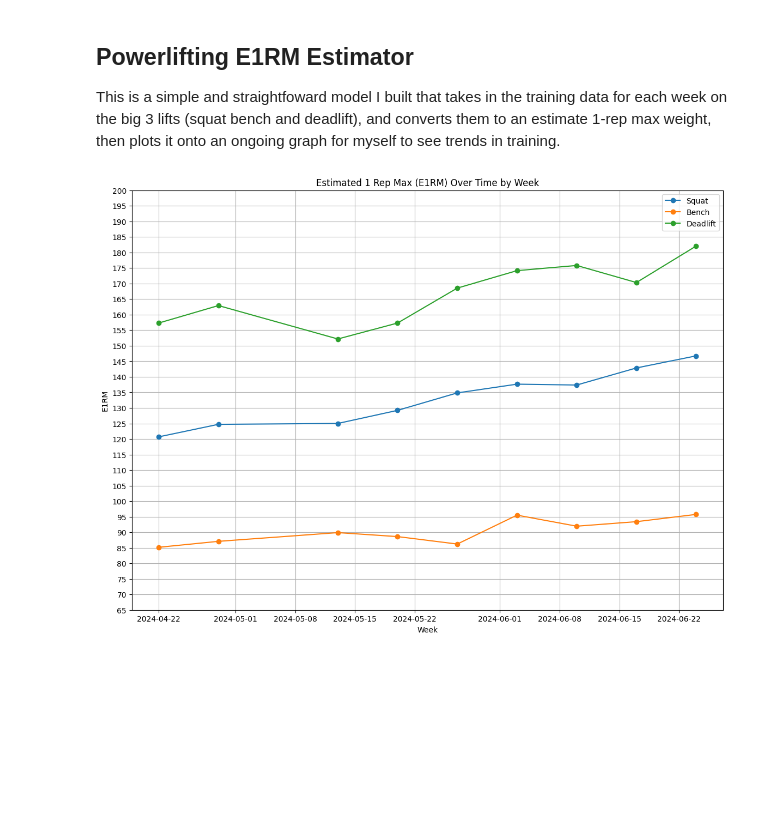
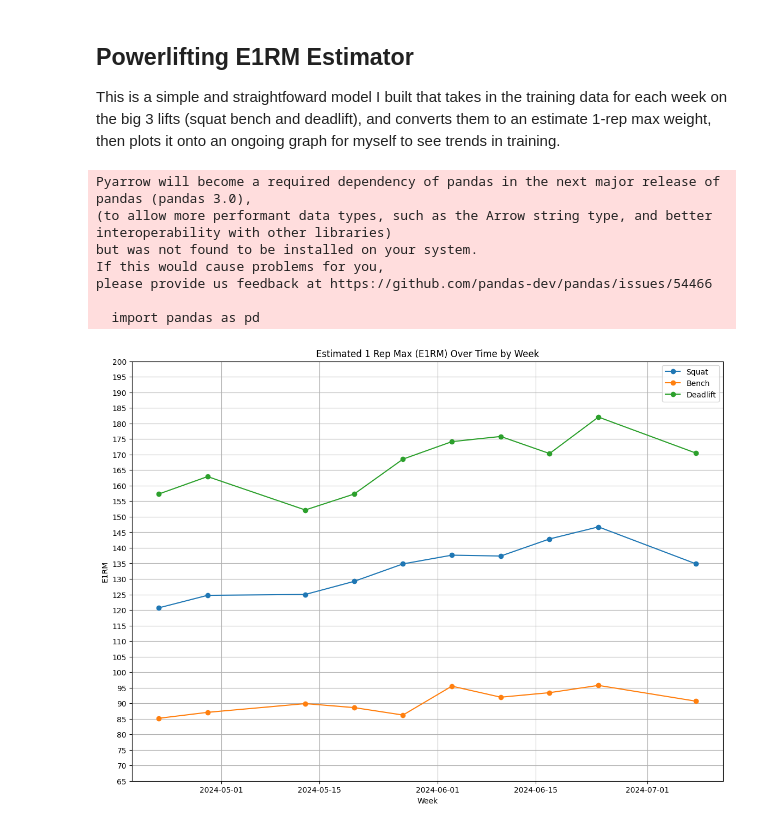
Before and after one commit to maxz101524/maxz101524, a Jupyter notebook: E1RMpredictor.ipynb, the cells around one changed output. Saved outputs shown, nothing was run; the diff lists cells and outputs as text; code cells hidden in the pictures; blank space fills up the shorter version.

```diff
--- a/E1RMpredictor.ipynb
+++ b/E1RMpredictor.ipynb
@@ -57,31 +57,39 @@ def add_weekly_data(date, squat_weight, squat_reps, squat_rpe,
 
 def plot_e1rm():
     global df
     plt.figure(figsize=(14, 10))
 
     plt.plot(df['week'], df['squat_e1rm'], marker='o', label='Squat')
     plt.plot(df['week'], df['bench_e1rm'], marker='o', label='Bench')
     plt.plot(df['week'], df['deadlift_e1rm'], marker='o', label='Deadlift')
     y_min = int(min(df[['squat_e1rm', 'bench_e1rm', 'deadlift_e1rm']].min()) - 20)
     y_max = int(max(df[['squat_e1rm', 'bench_e1rm', 'deadlift_e1rm']].max()) + 20)
     plt.yticks(np.arange(y_min, y_max, 5))
     plt.title('Estimated 1 Rep Max (E1RM) Over Time by Week')
     plt.xlabel('Week')
     plt.ylabel('E1RM')
     plt.legend()
     plt.grid(True)
     plt.show()
 
 add_weekly_data("2024-04-22", 105, 1, 6, 77.5, 1, 7.5, 140, 1, 7)
 add_weekly_data("2024-04-29", 111, 1, 7, 77.5, 1, 7, 145, 1, 7)
 add_weekly_data("2024-05-13", 115, 1, 8, 80, 1, 7, 140, 1, 8)
 add_weekly_data("2024-05-20", 115, 1, 7, 70, 4, 6, 140, 1, 7)
 add_weekly_data("2024-05-27", 120, 1, 7, 75, 1, 6, 150, 1, 7)
 add_weekly_data("2024-06-03", 122.5, 1, 7, 85, 1, 7, 155, 1, 7)
 add_weekly_data("2024-06-10", 125, 1, 7.5, 80, 1, 6, 160, 1, 7.5)
 add_weekly_data("2024-06-17", 130, 1, 7.5, 85, 1, 7.5, 155, 1, 7.5)
 add_weekly_data("2024-06-24", 135, 1, 8, 90, 1, 8.5, 167.5, 1, 8)
+add_weekly_data("2024-07-8", 120, 1, 7, 82.5, 1, 7.5, 150, 1, 6.5)
 
 plot_e1rm()
 # %% [output]
+Pyarrow will become a required dependency of pandas in the next major release of pandas (pandas 3.0),
+(to allow more performant data types, such as the Arrow string type, and better interoperability with other libraries)
+but was not found to be installed on your system.
+If this would cause problems for you,
+please provide us feedback at https://github.com/pandas-dev/pandas/issues/54466
+
+  import pandas as pd
-[figure, old version]
+[figure, new version]
```
